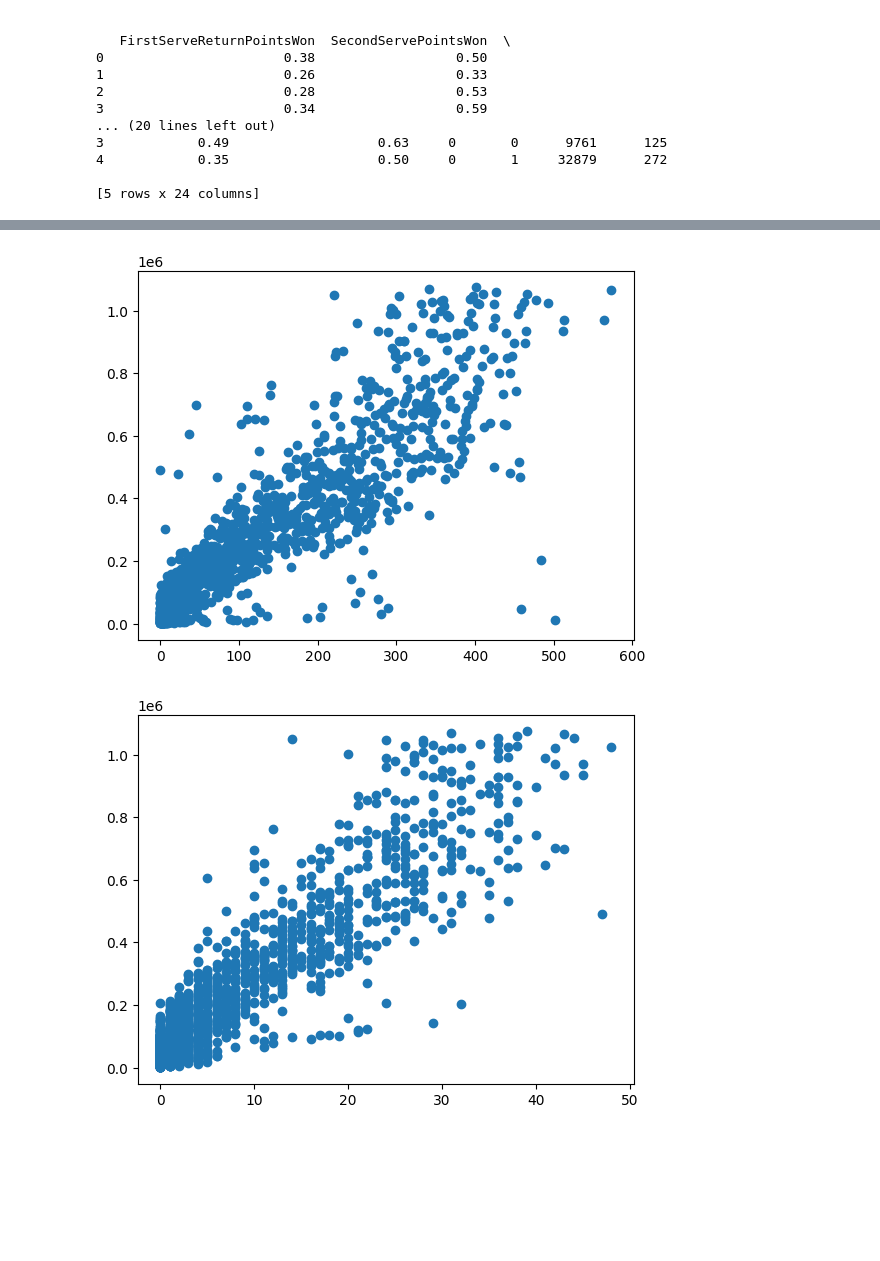
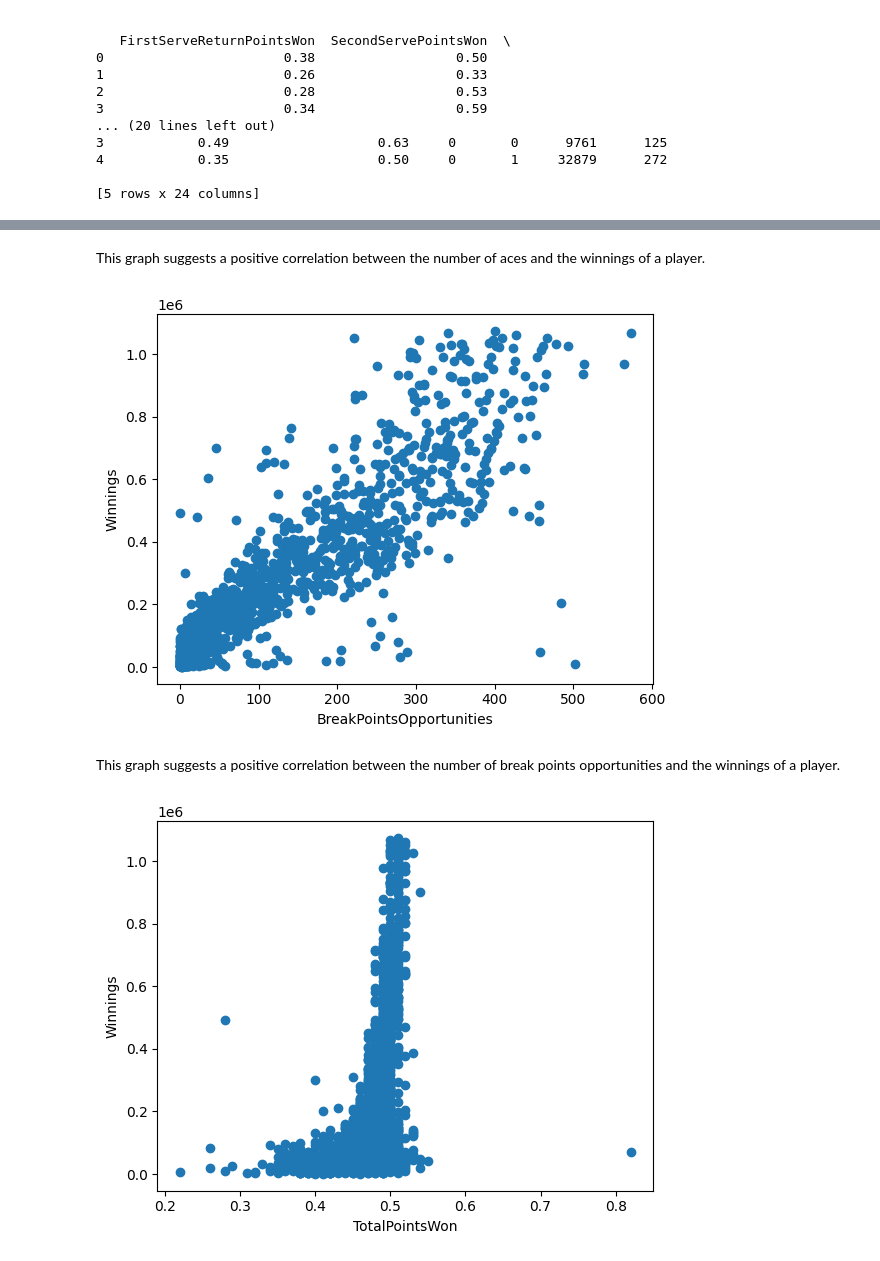
Before and after one commit to alanjameschapman/tennis_ace, a Jupyter notebook: notebook.ipynb, the cells around one changed output, grey strips where cells are left out. Drawn from its saved outputs; the diff is of its cells as text; code cells hidden in the pictures; blank space fills up the shorter version.

Commit message:
Implement scatter plot for winnings against selected features

```diff
--- a/notebook.ipynb
+++ b/notebook.ipynb
@@ -50,10 +54,22 @@ plt.show()
+# %% [markdown]
+This graph suggests a positive correlation between the number of aces and the winnings of a player.
 # %%
 plt.scatter(df['BreakPointsOpportunities'], df['Winnings'])
+
+plt.xlabel('BreakPointsOpportunities')
+plt.ylabel('Winnings')
+
 plt.show()
 # %% [output]
-[figure, old version]
+[figure, new version]
+# %% [markdown]
+This graph suggests a positive correlation between the number of break points opportunities and the winnings of a player.
 # %%
-plt.scatter(df['Wins'], df['Winnings'])
+plt.scatter(df['TotalPointsWon'], df['Winnings'])
+
+plt.xlabel('TotalPointsWon')
+plt.ylabel('Winnings')
+
 plt.show()
 # %% [output]
-[figure, old version]
+[figure, new version]
```
Also changed, not shown: parts of 16 cells of this notebook.
